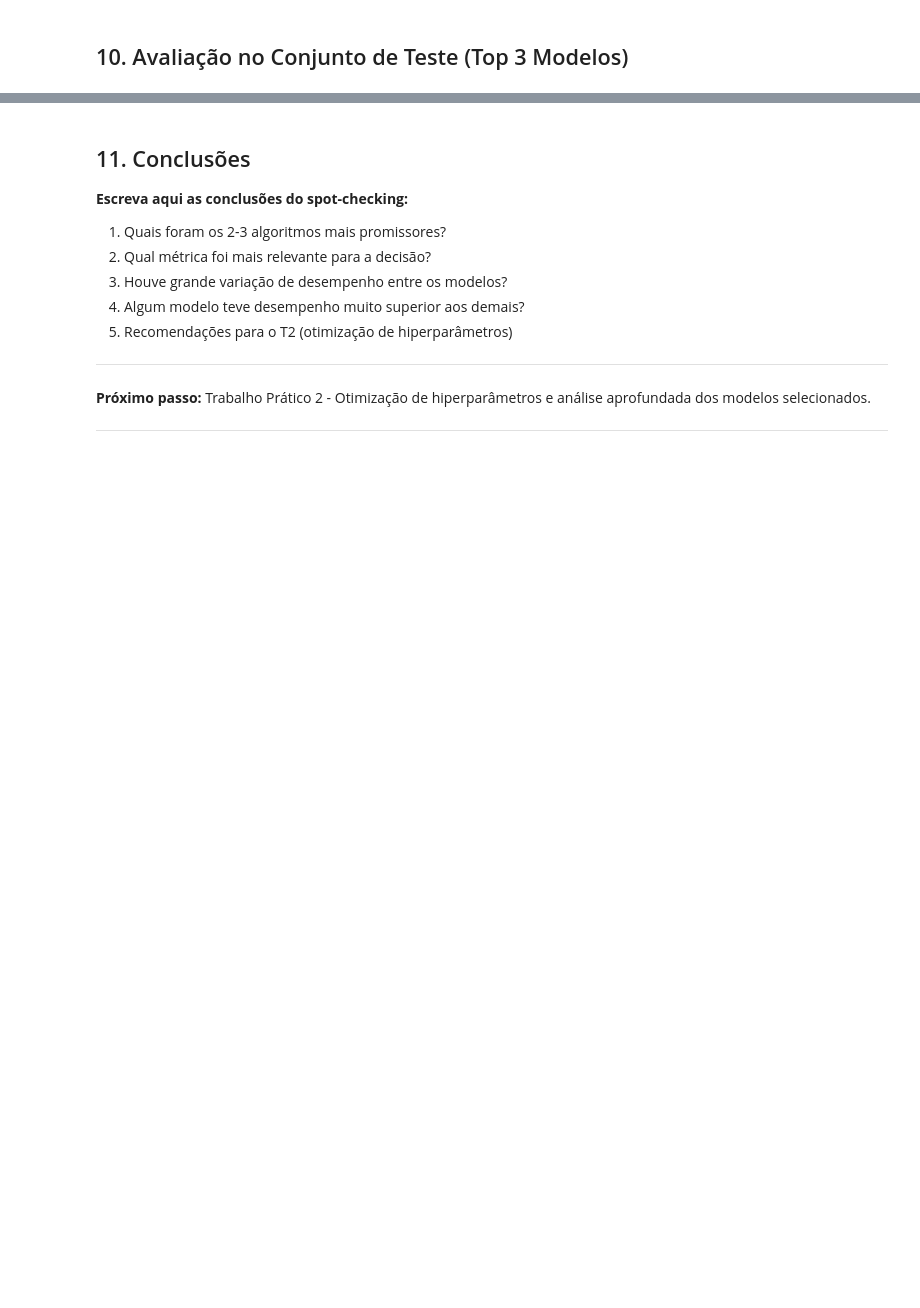
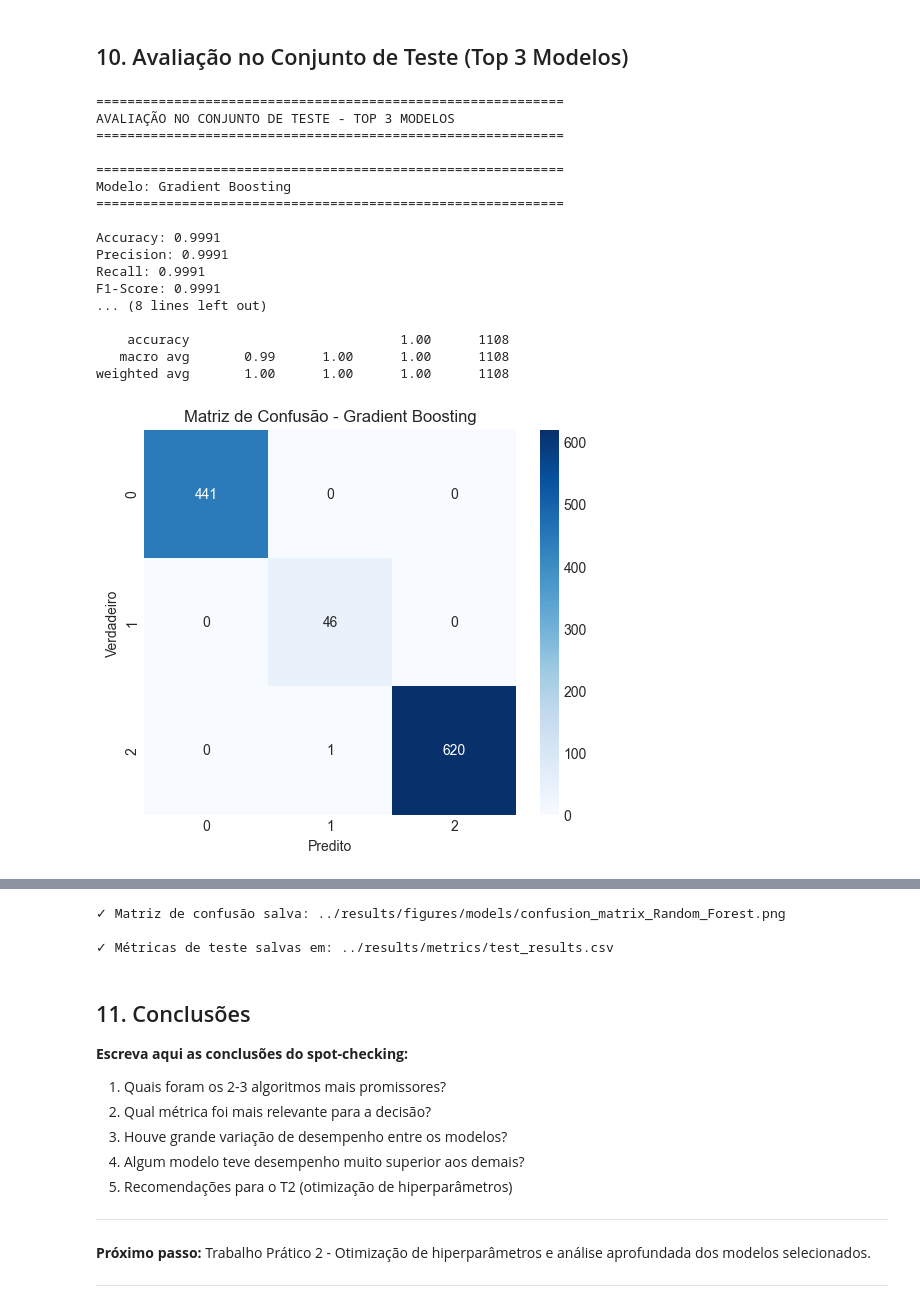
Before and after one commit to trevoen/Machine-Learning, a Jupyter notebook: notebooks/03_model_spotchecking.ipynb, the cells around one changed output, grey strips where cells are left out. Cells and saved outputs as stored; diff of their text form; code cells hidden in the pictures; blank space fills up the shorter version.

Commit message:
feat: processed data, trained models and analyzed results

```diff
--- a/notebooks/03_model_spotchecking.ipynb
+++ b/notebooks/03_model_spotchecking.ipynb
@@ -98,12 +122,12 @@ def evaluate_model_cv(model, X, y, cv_folds=5):
     """
     cv = StratifiedKFold(n_splits=cv_folds, shuffle=True, random_state=RANDOM_SEED)
 
-    # Calcular métricas
+    # Calcular métricas (com average='weighted' para multiclass)
     accuracy_scores = cross_val_score(model, X, y, cv=cv, scoring='accuracy')
-    precision_scores = cross_val_score(model, X, y, cv=cv, scoring='precision')
-    recall_scores = cross_val_score(model, X, y, cv=cv, scoring='recall')
-    f1_scores = cross_val_score(model, X, y, cv=cv, scoring='f1')
-    roc_auc_scores = cross_val_score(model, X, y, cv=cv, scoring='roc_auc')
+    precision_scores = cross_val_score(model, X, y, cv=cv, scoring='precision_weighted')
+    recall_scores = cross_val_score(model, X, y, cv=cv, scoring='recall_weighted')
+    f1_scores = cross_val_score(model, X, y, cv=cv, scoring='f1_weighted')
+    roc_auc_scores = cross_val_score(model, X, y, cv=cv, scoring='roc_auc_ovr_weighted')
 
     results = {
         'accuracy_mean': accuracy_scores.mean(),
@@ -218,37 +310,79 @@ print("AVALIAÇÃO NO CONJUNTO DE TESTE - TOP 3 MODELOS")
 print("="*60)
 
 top_3_models = ranked_df.head(3)['model'].tolist()
+
+test_results = []
 
 for model_name in top_3_models:
     print(f"\n{'='*60}")
     print(f"Modelo: {model_name}")
     print(f"{'='*60}")
 
     # Treinar modelo
     model = models[model_name]
     model.fit(X_train, y_train)
 
     # Predições
     y_pred = model.predict(X_test)
-    y_pred_proba = model.predict_proba(X_test)[:, 1] if hasattr(model, 'predict_proba') else None
+    y_pred_proba = model.predict_proba(X_test) if hasattr(model, 'predict_proba') else None
 
-    # Métricas
+    # Métricas (com average='weighted' para multiclass)
     print(f"\nAccuracy: {accuracy_score(y_test, y_pred):.4f}")
-    print(f"Precision: {precision_score(y_test, y_pred):.4f}")
-    print(f"Recall: {recall_score(y_test, y_pred):.4f}")
-    print(f"F1-Score: {f1_score(y_test, y_pred):.4f}")
+    print(f"Precision: {precision_score(y_test, y_pred, average='weighted'):.4f}")
+    print(f"Recall: {recall_score(y_test, y_pred, average='weighted'):.4f}")
+    print(f"F1-Score: {f1_score(y_test, y_pred, average='weighted'):.4f}")
     if y_pred_proba is not None:
-        print(f"ROC-AUC: {roc_auc_score(y_test, y_pred_proba):.4f}")
+        print(f"ROC-AUC: {roc_auc_score(y_test, y_pred_proba, multi_class='ovr', average='weighted'):.4f}")
 
     # Relatório de classificação
     print("\nRelatório de Classificação:")
     print(classification_report(y_test, y_pred))
 
     # Matriz de confusão
     cm = confusion_matrix(y_test, y_pred)
     plt.figure(figsize=(6, 5))
     sns.heatmap(cm, annot=True, fmt='d', cmap='Blues')
     plt.title(f'Matriz de Confusão - {model_name}')
     plt.ylabel('Verdadeiro')
     plt.xlabel('Predito')
+
+    # Salvar figura
+    fig_path = f'../results/figures/models/confusion_matrix_{model_name.replace(" ", "_")}.png'
+    plt.savefig(fig_path, dpi=300, bbox_inches='tight')
     plt.show()
+    print(f'✓ Matriz de confusão salva: {fig_path}')
+
+    # Coletar métricas
+    test_results.append({
+        'model': model_name,
+        'accuracy': accuracy_score(y_test, y_pred),
+        'precision': precision_score(y_test, y_pred, average='weighted'),
+        'recall': recall_score(y_test, y_pred, average='weighted'),
+        'f1_score': f1_score(y_test, y_pred, average='weighted'),
+        'roc_auc': roc_auc_score(y_test, y_pred_proba, multi_class='ovr', average='weighted') if y_pred_proba is not None else None
+    })
+
+# Salvar métricas de teste
+test_results_df = pd.DataFrame(test_results)
+test_csv_path = '../results/metrics/test_results.csv'
+test_results_df.to_csv(test_csv_path, index=False)
+print(f"\n✓ Métricas de teste salvas em: {test_csv_path}")
+# %% [output]
+============================================================
+AVALIAÇÃO NO CONJUNTO DE TESTE - TOP 3 MODELOS
+============================================================
+
+============================================================
+Modelo: Gradient Boosting
+============================================================
+
+Accuracy: 0.9991
+Precision: 0.9991
+Recall: 0.9991
+F1-Score: 0.9991
+... (8 lines left out)
+
+    accuracy                           1.00      1108
+   macro avg       0.99      1.00      1.00      1108
+weighted avg       1.00      1.00      1.00      1108
+[figure, added]
@@ -255,3 +425,6 @@ for model_name in top_3_models:
+✓ Matriz de confusão salva: ../results/figures/models/confusion_matrix_Random_Forest.png
+
+✓ Métricas de teste salvas em: ../results/metrics/test_results.csv
 # %% [markdown]
 ## 11. Conclusões
 
```
Also changed, not shown: parts of 10 cells of this notebook, 37 other files.
